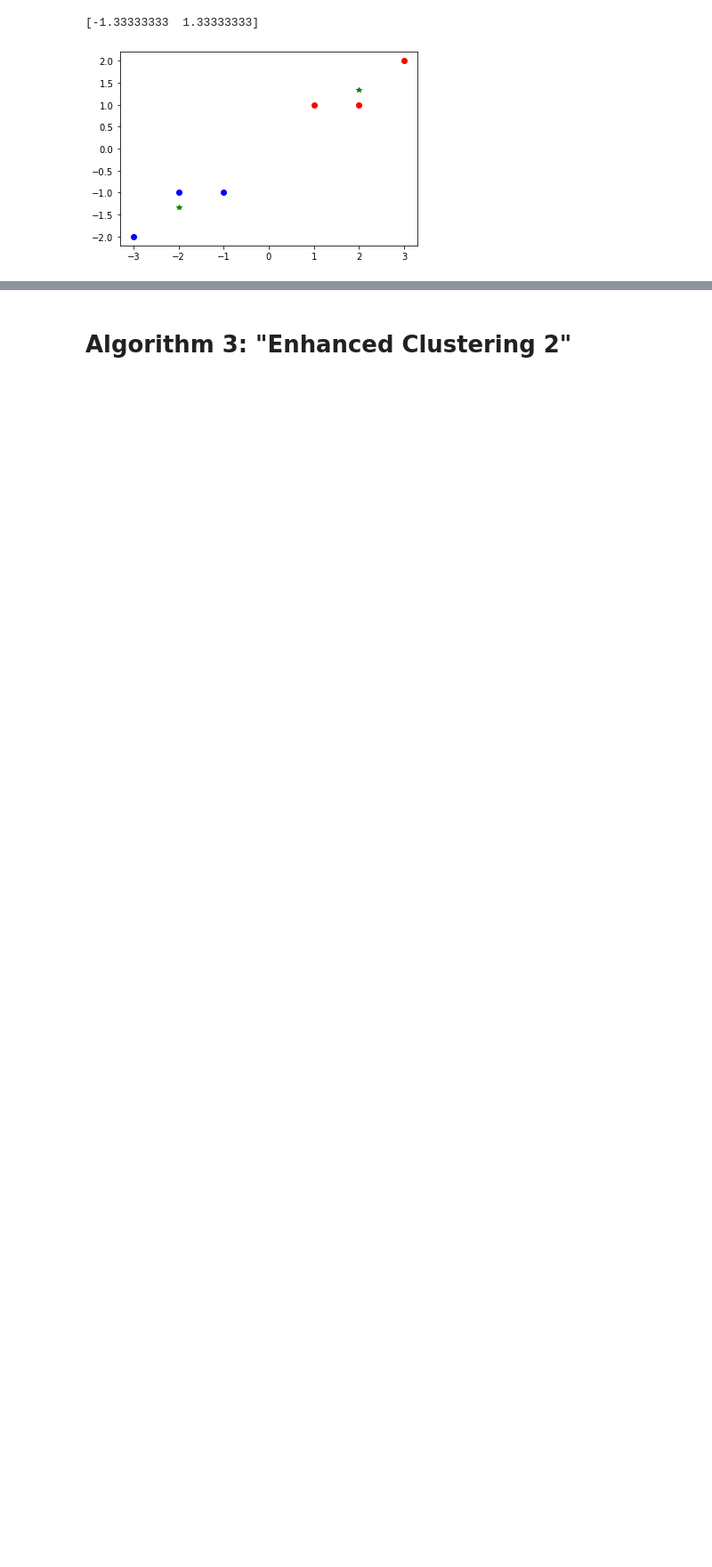
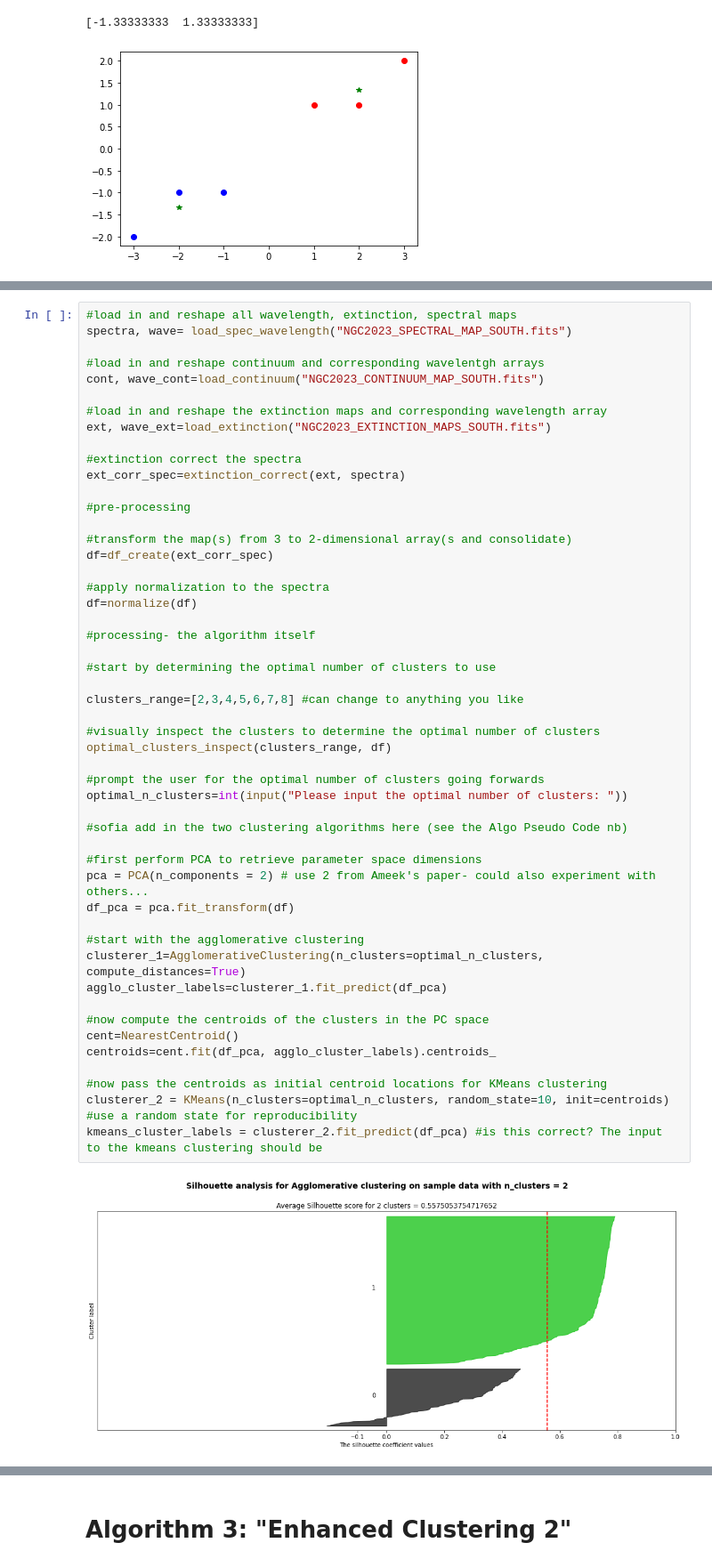
Before and after one commit to sofiapasquini/PAH-revolution, a Jupyter notebook: Algo Pseudo Code.ipynb, the cells around one changed output, grey strips where cells are left out. Shown at 89% size. Drawn from its saved outputs; the diff is of its cells as text; blank space fills up the shorter version.

Commit message:
fixed some errors with kmeans and centroids in algo_2

```diff
--- a/Algo Pseudo Code.ipynb
+++ b/Algo Pseudo Code.ipynb
@@ -175,0 +187,52 @@ plt.show()
+# %%
+#load in and reshape all wavelength, extinction, spectral maps
+spectra, wave= load_spec_wavelength("NGC2023_SPECTRAL_MAP_SOUTH.fits")
+
+#load in and reshape continuum and corresponding wavelentgh arrays
+cont, wave_cont=load_continuum("NGC2023_CONTINUUM_MAP_SOUTH.fits")
+
+#load in and reshape the extinction maps and corresponding wavelength array
+ext, wave_ext=load_extinction("NGC2023_EXTINCTION_MAPS_SOUTH.fits")
+
+#extinction correct the spectra
+ext_corr_spec=extinction_correct(ext, spectra)
+
+#pre-processing
+
+#transform the map(s) from 3 to 2-dimensional array(s and consolidate)
+df=df_create(ext_corr_spec)
+
+#apply normalization to the spectra
+df=normalize(df)
+
+#processing- the algorithm itself
+
+#start by determining the optimal number of clusters to use
+
+clusters_range=[2,3,4,5,6,7,8] #can change to anything you like
+
+#visually inspect the clusters to determine the optimal number of clusters
+optimal_clusters_inspect(clusters_range, df)
+
+#prompt the user for the optimal number of clusters going forwards
+optimal_n_clusters=int(input("Please input the optimal number of clusters: "))
+
+#sofia add in the two clustering algorithms here (see the Algo Pseudo Code nb)
+
+#first perform PCA to retrieve parameter space dimensions
+pca = PCA(n_components = 2) # use 2 from Ameek's paper- could also experiment with others...
+df_pca = pca.fit_transform(df)
+
+#start with the agglomerative clustering
+clusterer_1=AgglomerativeClustering(n_clusters=optimal_n_clusters, compute_distances=True)
+agglo_cluster_labels=clusterer_1.fit_predict(df_pca)
+
+#now compute the centroids of the clusters in the PC space
+cent=NearestCentroid()
+centroids=cent.fit(df_pca, agglo_cluster_labels).centroids_
+
+#now pass the centroids as initial centroid locations for KMeans clustering
+clusterer_2 = KMeans(n_clusters=optimal_n_clusters, random_state=10, init=centroids) #use a random state for reproducibility
+kmeans_cluster_labels = clusterer_2.fit_predict(df_pca) #is this correct? The input to the kmeans clustering should be
+# %% [output]
+[figure, added]
```
Also changed, not shown: parts of 3 cells of this notebook, 4 other files.
